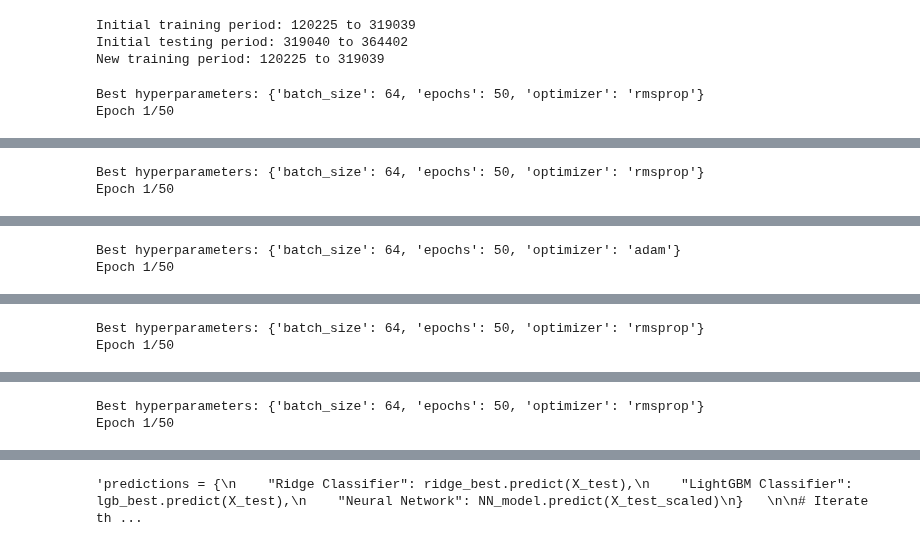
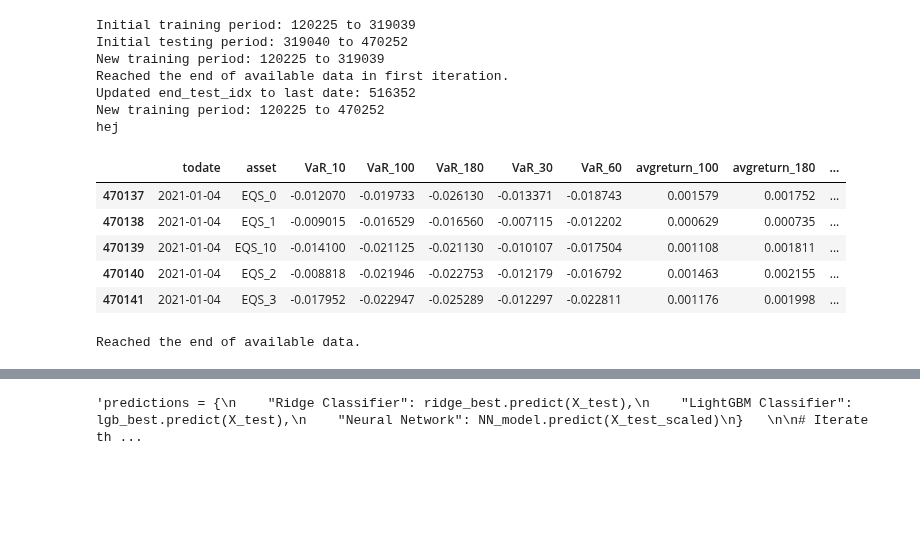
Before and after one commit to OscarAzrak/Master-thesis, a Jupyter notebook: Files/Codes_ts_rolling.ipynb, the cells around one changed output, grey strips where cells are left out. Saved outputs shown, nothing was run; the diff lists cells and outputs as text; code cells hidden in the pictures; blank space fills up the shorter version.

```diff
--- a/Files/Codes_ts_rolling.ipynb
+++ b/Files/Codes_ts_rolling.ipynb
@@ -31,6 +31,8 @@ df = add_y_col(df_feat, df_read, date_col, target_days, return_column_shift, vol
 # %%
 X_train, X_eval, X_test_full, y_train, y_eval, y_test_full, X_train_eval, y_train_eval = prepare_training_dataset(df, date_col, shuffle=False, train_split=0.25, eval_split=0.25)
 # %%
+holding_period = 10
+
 # Initialize the portfolios
 all_portfolios = {
     'lgb': pd.DataFrame(),
@@ -51,6 +53,8 @@ df_2_read_storage = {}
 signals_dfs_storage = {}
 portfolio_dfs_storage = {}
 X_test_storage = {}
+
+last_two_rows = None
 
 
 # Initial training and testing periods
@@ -89,11 +93,11 @@ while pd.to_datetime(end_test_date) <= df['todate'].max():
         'batch_size': [64]
     }
 
-    NN_model, best_params, X_test_scaled = optimize_and_train_NN(X_train, y_train, X_eval, y_eval, X_test, param_grid_NN, cross)
+    #NN_model, best_params, X_test_scaled = optimize_and_train_NN(X_train, y_train, X_eval, y_eval, X_test, param_grid_NN, cross)
 
     param_grid_alpha = {'alpha': [0.1, 1.0, 10.0]}
 
-    ridge_best, grid_search = optimize_and_train_ridge(X_train, y_train, X_eval, y_eval, param_grid_alpha, cross)
+    #ridge_best, grid_search = optimize_and_train_ridge(X_train, y_train, X_eval, y_eval, param_grid_alpha, cross)
 
     param_grid_lgb = {
         'max_depth': [3, 6, 10],
@@ -102,21 +106,37 @@ while pd.to_datetime(end_test_date) <= df['todate'].max():
         'num_leaves': [31, 63, 127, 255]
     }
 
-    lgb_best, best_params = optimize_and_train_lgb(X_train, y_train, X_eval, y_eval, param_grid_lgb, cross)
+    #lgb_best, best_params = optimize_and_train_lgb(X_train, y_train, X_eval, y_eval, param_grid_lgb, cross)
 
     # Store models in the dictionary
-    model_storage['lgb'][end_train_date] = lgb_best
-    model_storage['ridge'][end_train_date] = ridge_best
-    model_storage['NN'][end_train_date] = NN_model
+    #model_storage['lgb'][end_train_date] = lgb_best
+    #model_storage['ridge'][end_train_date] = ridge_best
+    #model_storage['NN'][end_train_date] = NN_model
     model_storage['benchmark'][end_train_date] = None
-    # Store df_2_read and associated data
-    df_2 = df.loc[X_test.index]
-    df_2_read = df_read.loc[df_2[date_col].unique()]
-    df_2_read.fillna(0, inplace=True)
-    df_2_read_storage[end_train_date] = df_2_read
 
-    df_2_neutral = df_2_read.copy()
-    df_2_neutral.loc[:, :] = 0
+    if last_two_rows is not None:
+        print('hej')
+        start_test_date = df.loc[X_test.index.min(), date_col] - pd.DateOffset(days=2)
+        end_test_date_actual = df.loc[X_test.index.max(), date_col]
+        df_2 = df.loc[(df[date_col] >= start_test_date) & (df[date_col] <= end_test_date_actual)]
+        display(df_2.head())
+        df_2_read = df_read.loc[df_2[date_col].unique()]
+        df_2_read.fillna(0, inplace=True)
+        df_2_read_storage[end_train_date] = df_2_read
+
+        df_2_neutral = df_2_read.copy()
+        df_2_neutral.loc[:, :] = 0
+
+    else:
+
+        # Store df_2_read and associated data
+        df_2 = df.loc[X_test.index]
+        df_2_read = df_read.loc[df_2[date_col].unique()]
+        df_2_read.fillna(0, inplace=True)
+        df_2_read_storage[end_train_date] = df_2_read
+
+        df_2_neutral = df_2_read.copy()
+        df_2_neutral.loc[:, :] = 0
 
     signals_dfs_storage[end_train_date] = {
         'lgb': df_2_neutral.copy(),
@@ -132,6 +152,10 @@ while pd.to_datetime(end_test_date) <= df['todate'].max():
         'benchmark': df_2_neutral.copy()
     }
     X_test_storage[end_train_date] = X_test
+
+    if end_train_date in signals_dfs_storage and end_train_date in signals_dfs_storage:
+        last_two_rows = signals_dfs_storage[end_train_date]['benchmark'].iloc[-2:]
+
 
     end_train_date = end_test_date
     end_test_date = pd.to_datetime(end_test_date) + pd.DateOffset(years=holding_period)
@@ -147,33 +171,44 @@ while pd.to_datetime(end_test_date) <= df['todate'].max():
             print(f"Updated end_test_idx to last date: {end_test_idx}")
         else:
             print("Reached the end of available data.")
             break
 
 
 
     X_combined = pd.concat([X_train, X_eval, X_test])
     y_combined = pd.concat([y_train, y_eval, y_test])
 
     split_idx = len(X_combined) // 2
 
     # Update X_train and X_eval with the first and second halves of the combined data
     X_train = X_combined.iloc[:split_idx]
     X_eval = X_combined.iloc[split_idx:]
 
     # Update y_train and y_eval similarly
     y_train = y_combined.iloc[:split_idx]
     y_eval = y_combined.iloc[split_idx:]
 
     # Update start and end indices
     start_train_idx = X_train.index.min()
     end_train_idx = X_eval.index.max()
     if end_test_date not in df[date_col]:
         end_test_idx = df.index[df[date_col] <= end_test_date].max()
     else:
         end_test_idx = df.index.get_loc(end_test_date)
+
+    last_two_rows = "not None"
 # %% [output]
 Initial training period: 120225 to 319039
-Initial testing period: 319040 to 364402
+Initial testing period: 319040 to 470252
 New training period: 120225 to 319039
+Reached the end of available data in first iteration.
+Updated end_test_idx to last date: 516352
+New training period: 120225 to 470252
+hej
+|  | todate | asset | VaR_10 | VaR_100 | VaR_180 | VaR_30 | VaR_60 | avgreturn_100 | avgreturn_180 | ... |
+| 470137 | 2021-01-04 | EQS_0 | -0.012070 | -0.019733 | -0.026130 | -0.013371 | -0.018743 | 0.001579 | 0.001752 | ... |
+| 470138 | 2021-01-04 | EQS_1 | -0.009015 | -0.016529 | -0.016560 | -0.007115 | -0.012202 | 0.000629 | 0.000735 | ... |
+| 470139 | 2021-01-04 | EQS_10 | -0.014100 | -0.021125 | -0.021130 | -0.010107 | -0.017504 | 0.001108 | 0.001811 | ... |
+| 470140 | 2021-01-04 | EQS_2 | -0.008818 | -0.021946 | -0.022753 | -0.012179 | -0.016792 | 0.001463 | 0.002155 | ... |
+| 470141 | 2021-01-04 | EQS_3 | -0.017952 | -0.022947 | -0.025289 | -0.012297 | -0.022811 | 0.001176 | 0.001998 | ... |
-Best hyperparameters: {'batch_size': 64, 'epochs': 50, 'optimizer': 'rmsprop'}
-Epoch 1/50
+Reached the end of available data.
@@ -197,2 +214,0 @@ New training period: 120225 to 364402
-Best hyperparameters: {'batch_size': 64, 'epochs': 50, 'optimizer': 'rmsprop'}
-Epoch 1/50
@@ -232,2 +214,0 @@ New training period: 120225 to 409874
-Best hyperparameters: {'batch_size': 64, 'epochs': 50, 'optimizer': 'adam'}
-Epoch 1/50
@@ -267,2 +214,0 @@ New training period: 120225 to 455114
-Best hyperparameters: {'batch_size': 64, 'epochs': 50, 'optimizer': 'rmsprop'}
-Epoch 1/50
@@ -305,2 +214,0 @@ New training period: 120225 to 500528
-Best hyperparameters: {'batch_size': 64, 'epochs': 50, 'optimizer': 'rmsprop'}
-Epoch 1/50
```
Also changed, not shown: parts of 11 cells of this notebook, 5 other files.
